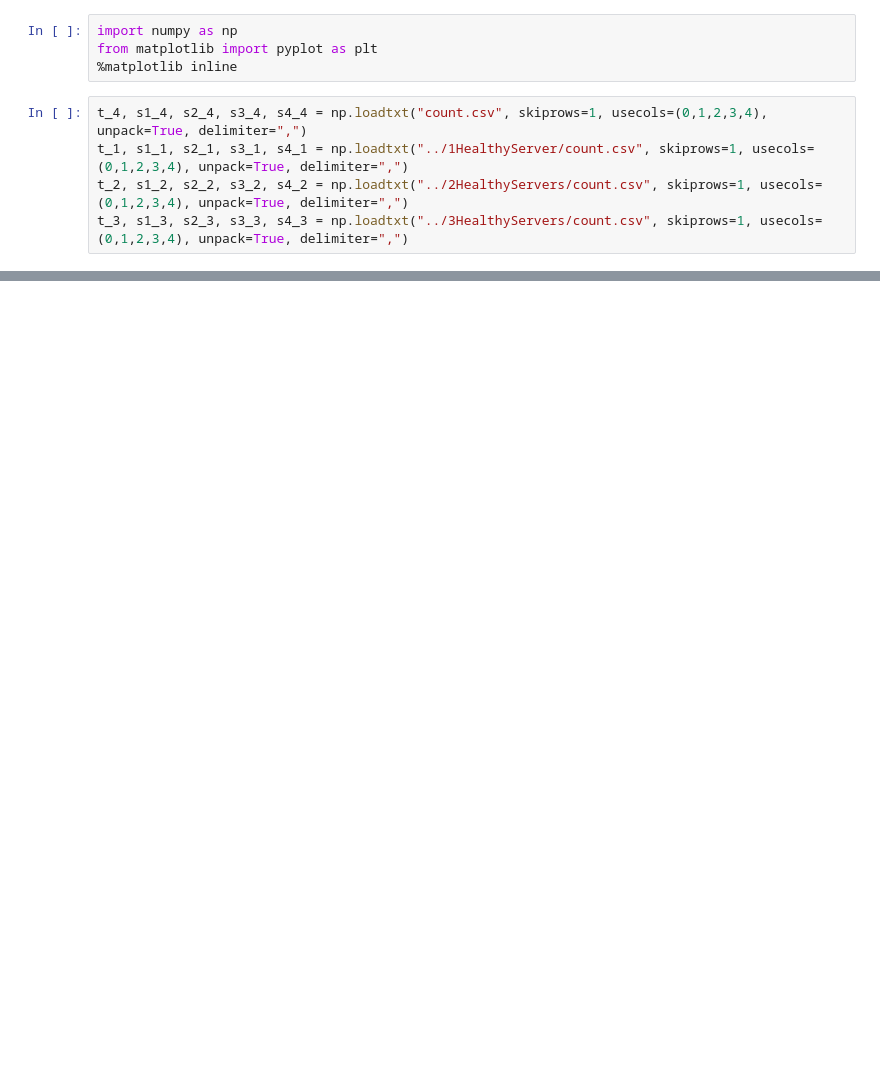
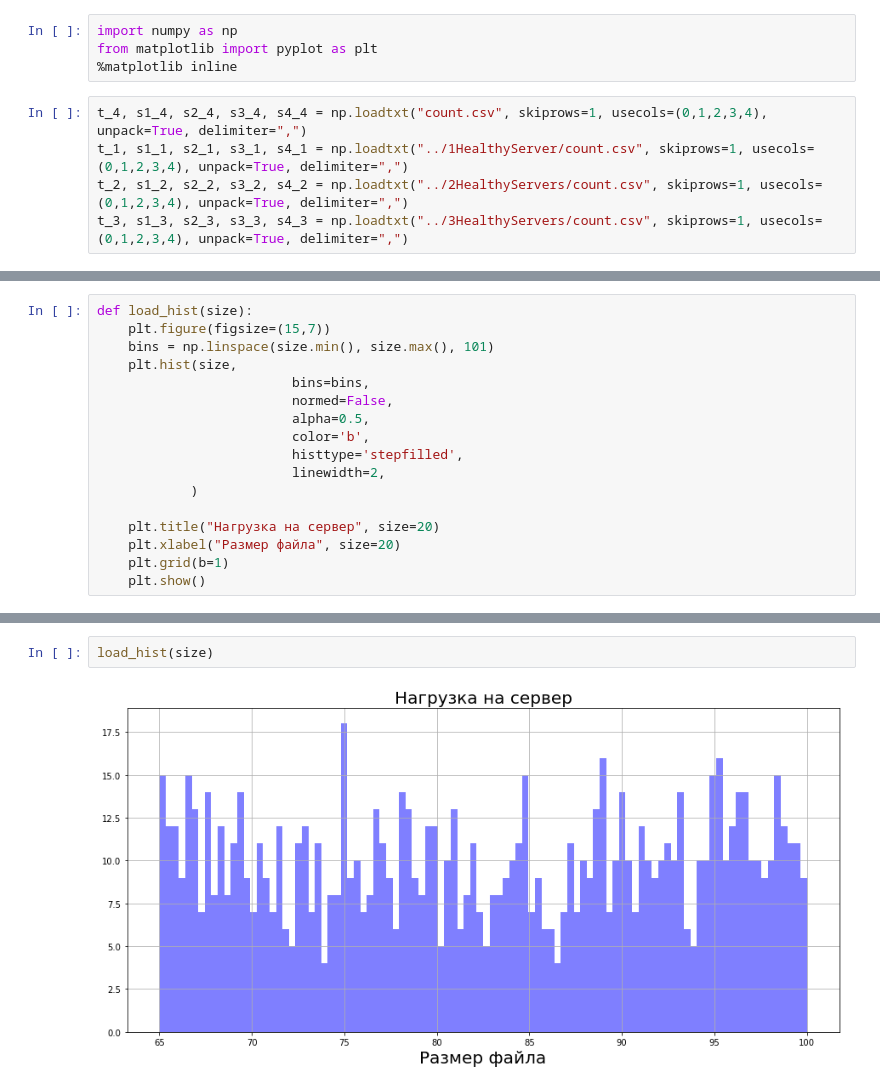
Before and after one commit to kenenbek/StorageYadro, a Jupyter notebook: results/normal/plots.ipynb, the cells around one changed output, grey strips where cells are left out. Drawn from its saved outputs; the diff is of its cells as text; blank space fills up the shorter version.

```diff
--- a/results/normal/plots.ipynb
+++ b/results/normal/plots.ipynb
@@ -38,3 +44,20 @@ def cpu(t, s1, s2, s3, s4, title):
         ax.label_outer()
 
     plt.show()
+# %%
+def load_hist(size):
+    plt.figure(figsize=(15,7))
+    bins = np.linspace(size.min(), size.max(), 101)
+    plt.hist(size,
+                         bins=bins,
+                         normed=False,
+                         alpha=0.5,
+                         color='b',
+                         histtype='stepfilled',
+                         linewidth=2,
+            )
+
+    plt.title("Нагрузка на сервер", size=20)
+    plt.xlabel("Размер файла", size=20)
+    plt.grid(b=1)
+    plt.show()
@@ -41 +86,5 @@ def cpu(t, s1, s2, s3, s4, title):
+# %%
+load_hist(size)
+# %% [output]
+[figure, added]
 # %%
```
Also changed, not shown: parts of 8 cells of this notebook.
